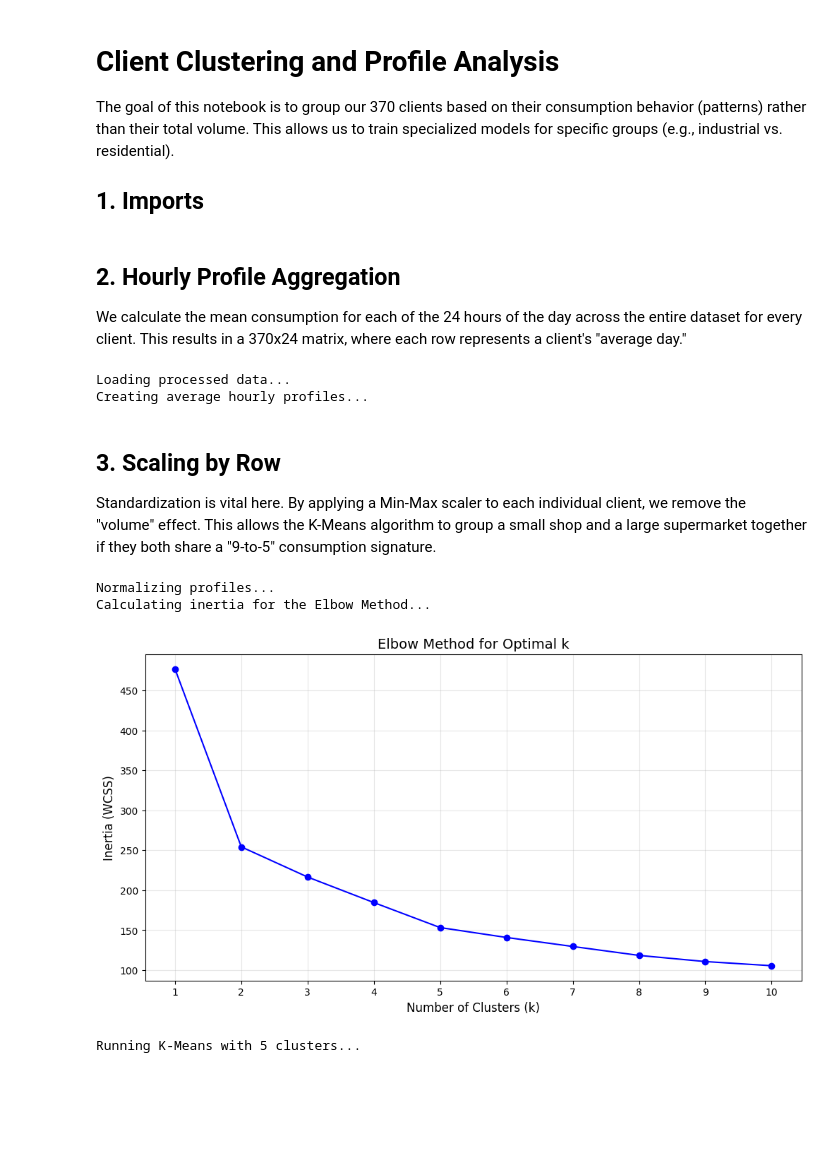
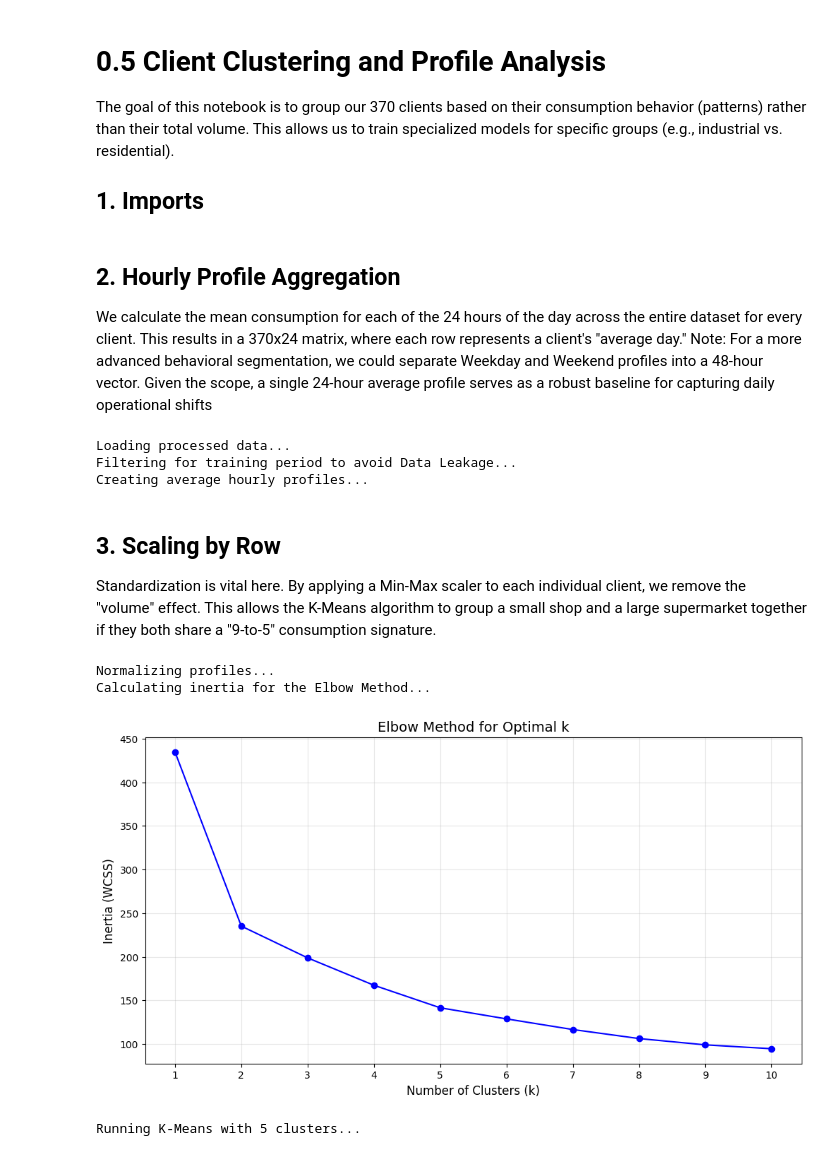
Before and after one commit to lucabarattini/forecasting-electricity, a Jupyter notebook: notebooks/0.5_clustering.ipynb, the cells around one changed output. Saved outputs shown, nothing was run; the diff lists cells and outputs as text; code cells hidden in the pictures; blank space fills up the shorter version.

Commit message:
fix: avoid data leakage in clustering and update description

```diff
--- a/notebooks/0.5_clustering.ipynb
+++ b/notebooks/0.5_clustering.ipynb
@@ -1,5 +1,5 @@
 # %% [markdown]
-# Client Clustering and Profile Analysis
+# 0.5 Client Clustering and Profile Analysis
 
 The goal of this notebook is to group our 370 clients based on their consumption behavior (patterns) rather than their total volume. This allows us to train specialized models for specific groups (e.g., industrial vs. residential).
 
@@ -15,49 +15,59 @@ from sklearn.cluster import KMeans
 from sklearn.preprocessing import MinMaxScaler
 # %% [markdown]
 ## 2. Hourly Profile Aggregation
-We calculate the mean consumption for each of the 24 hours of the day across the entire dataset for every client. This results in a 370x24 matrix, where each row represents a client's "average day."
+We calculate the mean consumption for each of the 24 hours of the day across the entire dataset for every client. This results in a 370x24 matrix, where each row represents a client's "average day." Note: For a more advanced behavioral segmentation, we could separate Weekday and Weekend profiles into a 48-hour vector. Given the scope, a single 24-hour average profile serves as a robust baseline for capturing daily operational shifts
 # %%
-# ---------------------------------------------------------
-# Load Data and Build Hourly Profiles
-# ---------------------------------------------------------
+# We only load the columns needed for clustering to save RAM
 print("Loading processed data...")
-df = pd.read_parquet('../Datasets/processed_electricity_data.parquet')
+df = pd.read_parquet('../Datasets/processed_electricity_data.parquet', columns=['ClientID', 'Date', 'Hour', 'Consumption'])
 
+# We use only data before 2014 (Training set) to define clusters
+print("Filtering for training period to avoid Data Leakage...")
+df_train = df[df['Date'].dt.year < 2014]
+
+# Groupby on the filtered dataset
 print("Creating average hourly profiles...")
-profiles = df.groupby(['ClientID', 'Hour'], observed=True)['Consumption'].mean().unstack()
+profiles = df_train.groupby(['ClientID', 'Hour'], observed=True)['Consumption'].mean().unstack()
+
+# Free up memory immediately
+del df
+del df_train
 # %% [output]
 Loading processed data...
+Filtering for training period to avoid Data Leakage...
 Creating average hourly profiles...
 # %% [markdown]
 ## 3. Scaling by Row
 Standardization is vital here. By applying a Min-Max scaler to each individual client, we remove the "volume" effect. This allows the K-Means algorithm to group a small shop and a large supermarket together if they both share a "9-to-5" consumption signature.
 # %%
-# ---------------------------------------------------------
 # Row-wise Normalization and Elbow Method
-# ---------------------------------------------------------
 print("Normalizing profiles...")
 scaler = MinMaxScaler()
+
+# MinMaxScaler scales features (columns) by default.
+# We transpose the matrix (.T) to scale each client (row) individually, and then transpose it back to restore the original shape.
+profiles_scaled = scaler.fit_transform(profiles.T).T
 profiles_scaled = scaler.fit_transform(profiles.T).T
 
 inertia = []
 K_range = range(1, 11)
 
 print("Calculating inertia for the Elbow Method...")
 for k in K_range:
     model = KMeans(n_clusters=k, random_state=42, n_init=10)
     model.fit(profiles_scaled)
     inertia.append(model.inertia_)
 
 plt.figure(figsize=(12, 6))
 plt.plot(K_range, inertia, marker='o', linestyle='-', color='b')
 plt.xlabel('Number of Clusters (k)', fontsize=12)
 plt.ylabel('Inertia (WCSS)', fontsize=12)
 plt.title('Elbow Method for Optimal k', fontsize=14)
 plt.xticks(K_range)
 plt.grid(True, alpha=0.3)
 plt.show()
 # %% [output]
 Normalizing profiles...
 Calculating inertia for the Elbow Method...
-[figure, old version]
+[figure, new version]
 # %%
```
Also changed, not shown: parts of 4 cells of this notebook, 1 other file.
